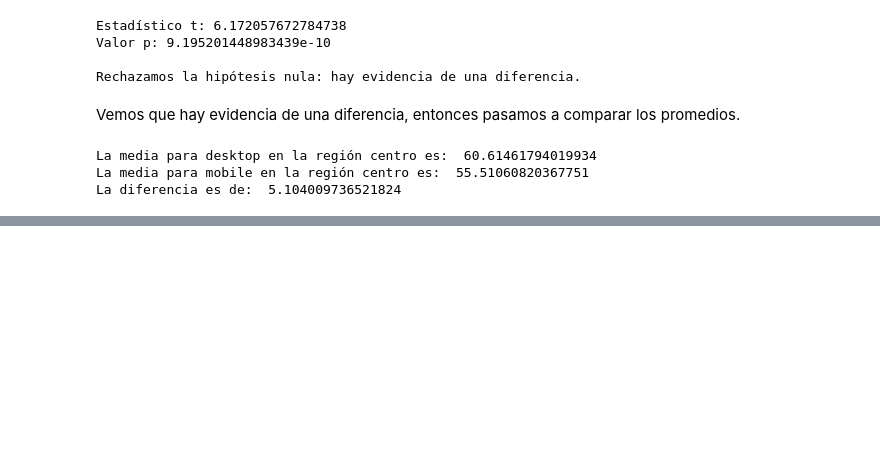
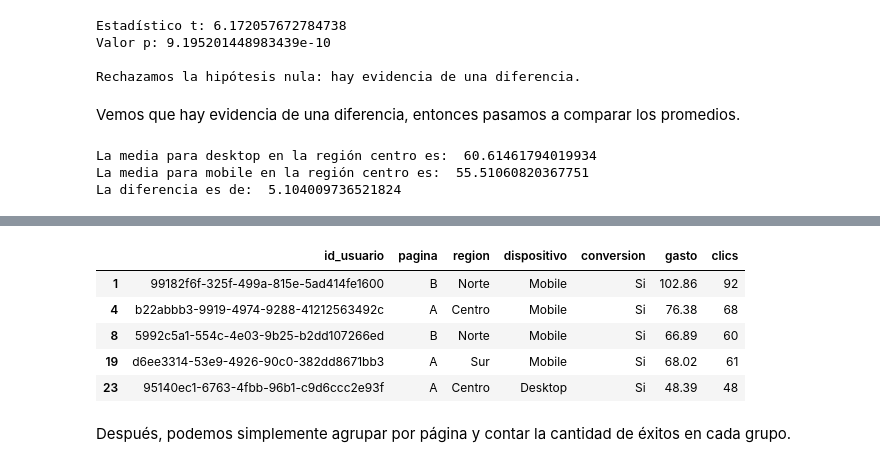
Before and after one commit to camiloch28/landing_experiment_synthetic-analysis, a Jupyter notebook: landing-experiment-analysis.ipynb, the cells around one changed output, grey strips where cells are left out. Drawn from its saved outputs; the diff is of its cells as text; code cells hidden in the pictures; blank space fills up the shorter version.

```diff
--- a/landing-experiment-analysis.ipynb
+++ b/landing-experiment-analysis.ipynb
@@ -289,0 +398,13 @@ La diferencia es de:  5.104009736521824
+# %%
+#Opción 1: Filtrar y contar los éxitos
+df_filtrado = df[df['conversion'] == "Si"]
+df_filtrado.head()
+# %% [output]
+|  | id_usuario | pagina | region | dispositivo | conversion | gasto | clics |
+| 1 | 99182f6f-325f-499a-815e-5ad414fe1600 | B | Norte | Mobile | Si | 102.86 | 92 |
+| 4 | b22abbb3-9919-4974-9288-41212563492c | A | Centro | Mobile | Si | 76.38 | 68 |
+| 8 | 5992c5a1-554c-4e03-9b25-b2dd107266ed | B | Norte | Mobile | Si | 66.89 | 60 |
+| 19 | d6ee3314-53e9-4926-90c0-382dd8671bb3 | A | Sur | Mobile | Si | 68.02 | 61 |
+| 23 | 95140ec1-6763-4fbb-96b1-c9d6ccc2e93f | A | Centro | Desktop | Si | 48.39 | 48 |
+# %% [markdown]
+Después, podemos simplemente agrupar por página y contar la cantidad de éxitos en cada grupo.
```
Also changed, not shown: parts of 35 cells of this notebook.
